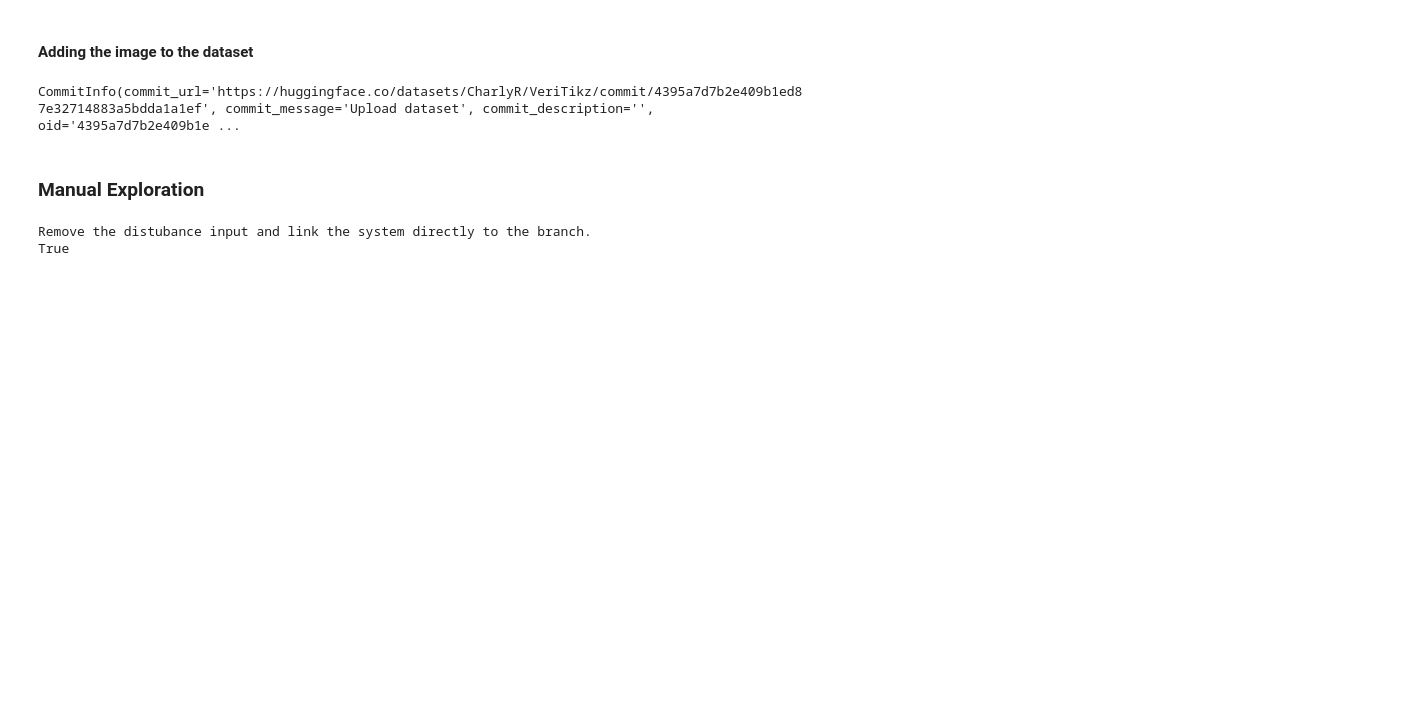
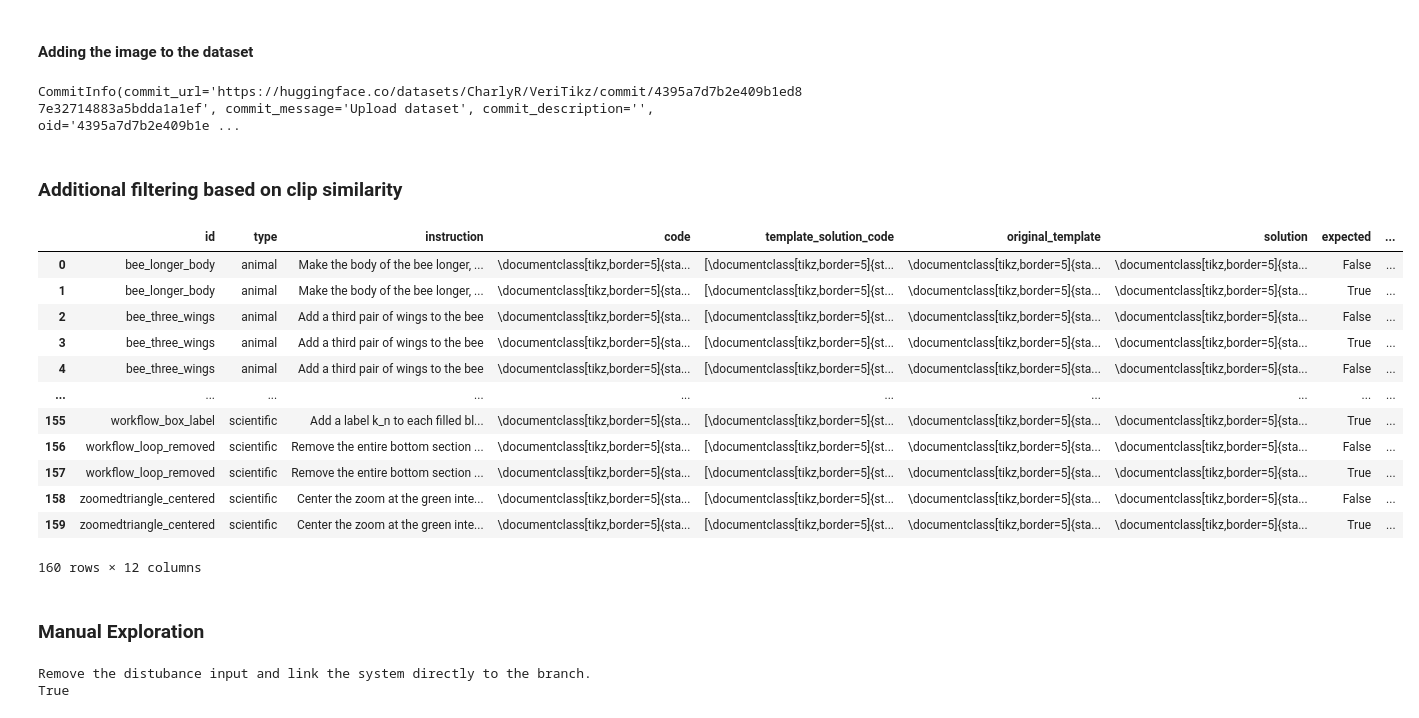
Before and after one commit to IV2C/VIFagent, a Jupyter notebook: notebooks/verifier_ds_creation/ver_creation.ipynb, the cells around one changed output. Cells and saved outputs as stored; diff of their text form; code cells hidden in the pictures; blank space fills up the shorter version.

Commit message:
update verifier dataset creation using clip sim

```diff
--- a/notebooks/verifier_ds_creation/ver_creation.ipynb
+++ b/notebooks/verifier_ds_creation/ver_creation.ipynb
@@ -179,3 +179,5 @@ updated_ds = updated_ds.remove_columns("compiles")
 updated_ds.push_to_hub("CharlyR/VeriTikz", config_name="full", split="train")
 # %% [output]
 CommitInfo(commit_url='https://huggingface.co/datasets/CharlyR/VeriTikz/commit/4395a7d7b2e409b1ed87e32714883a5bdda1a1ef', commit_message='Upload dataset', commit_description='', oid='4395a7d7b2e409b1e ...
+# %% [markdown]
+### Additional filtering based on clip similarity
@@ -182,3 +195,60 @@ CommitInfo(commit_url='https://huggingface.co/datasets/CharlyR/VeriTikz/commit/4
+# %%
+def assess_clip_sim(row):
+    if not row["expected"]:
+        row["perfect_solution_similarity"] = clip_sim(row["theoretical_perfect_image"],row["solution_image"])
+    else:
+        row["perfect_solution_similarity"] = -1
+    return row
+# %%
+veritikz_dataset_clip_eval = veritikz_dataset.map(assess_clip_sim)
+# %%
+threshold = 0.98
+veritikz_dataframe = veritikz_dataset_clip_eval.to_pandas()
+
+
+import pandas as pd
+
+
+def filter_sim_threshold(g: pd.DataFrame):
+    g_ex = g[g["expected"]]
+    g_unex = g[~g["expected"]]
+
+    kept_rows = []
+
+    for (_,unex), (_,ex) in zip(g_unex.iterrows(), g_ex.iterrows()):
+        if unex["similarity"] < threshold:
+            kept_rows.append(unex)
+            kept_rows.append(ex)
+
+
+
+    if len(kept_rows) == 0:
+        return None
+    else:
+        return pd.DataFrame(kept_rows)
+
+
+veritikz_dataframe_si = (
+    veritikz_dataframe.groupby(["id", "original_template"], group_keys=False)
+    .apply(filter_sim_threshold)
+    .reset_index(drop=True)
+)
+# %%
+veritikz_dataframe_si
+# %% [output]
+|  | id | type | instruction | code | template_solution_code | original_template | solution | expected | ... |
+| 0 | bee_longer_body | animal | Make the body of the bee longer, ... | \documentclass[tikz,border=5]{sta... | [\documentclass[tikz,border=5]{st... | \documentclass[tikz,border=5]{sta... | \documentclass[tikz,border=5]{sta... | False | ... |
+| 1 | bee_longer_body | animal | Make the body of the bee longer, ... | \documentclass[tikz,border=5]{sta... | [\documentclass[tikz,border=5]{st... | \documentclass[tikz,border=5]{sta... | \documentclass[tikz,border=5]{sta... | True | ... |
+| 2 | bee_three_wings | animal | Add a third pair of wings to the bee | \documentclass[tikz,border=5]{sta... | [\documentclass[tikz,border=5]{st... | \documentclass[tikz,border=5]{sta... | \documentclass[tikz,border=5]{sta... | False | ... |
+| 3 | bee_three_wings | animal | Add a third pair of wings to the bee | \documentclass[tikz,border=5]{sta... | [\documentclass[tikz,border=5]{st... | \documentclass[tikz,border=5]{sta... | \documentclass[tikz,border=5]{sta... | True | ... |
+| 4 | bee_three_wings | animal | Add a third pair of wings to the bee | \documentclass[tikz,border=5]{sta... | [\documentclass[tikz,border=5]{st... | \documentclass[tikz,border=5]{sta... | \documentclass[tikz,border=5]{sta... | False | ... |
+| ... | ... | ... | ... | ... | ... | ... | ... | ... | ... |
+| 155 | workflow_box_label | scientific | Add a label k_n to each filled bl... | \documentclass[tikz,border=5]{sta... | [\documentclass[tikz,border=5]{st... | \documentclass[tikz,border=5]{sta... | \documentclass[tikz,border=5]{sta... | True | ... |
+| 156 | workflow_loop_removed | scientific | Remove the entire bottom section ... | \documentclass[tikz,border=5]{sta... | [\documentclass[tikz,border=5]{st... | \documentclass[tikz,border=5]{sta... | \documentclass[tikz,border=5]{sta... | False | ... |
+| 157 | workflow_loop_removed | scientific | Remove the entire bottom section ... | \documentclass[tikz,border=5]{sta... | [\documentclass[tikz,border=5]{st... | \documentclass[tikz,border=5]{sta... | \documentclass[tikz,border=5]{sta... | True | ... |
+| 158 | zoomedtriangle_centered | scientific | Center the zoom at the green inte... | \documentclass[tikz,border=5]{sta... | [\documentclass[tikz,border=5]{st... | \documentclass[tikz,border=5]{sta... | \documentclass[tikz,border=5]{sta... | False | ... |
+| 159 | zoomedtriangle_centered | scientific | Center the zoom at the green inte... | \documentclass[tikz,border=5]{sta... | [\documentclass[tikz,border=5]{st... | \documentclass[tikz,border=5]{sta... | \documentclass[tikz,border=5]{sta... | True | ... |
+160 rows × 12 columns
 # %% [markdown]
 ### Manual Exploration
 # %%
```
Also changed, not shown: parts of 1 cell of this notebook, 3 other files.
